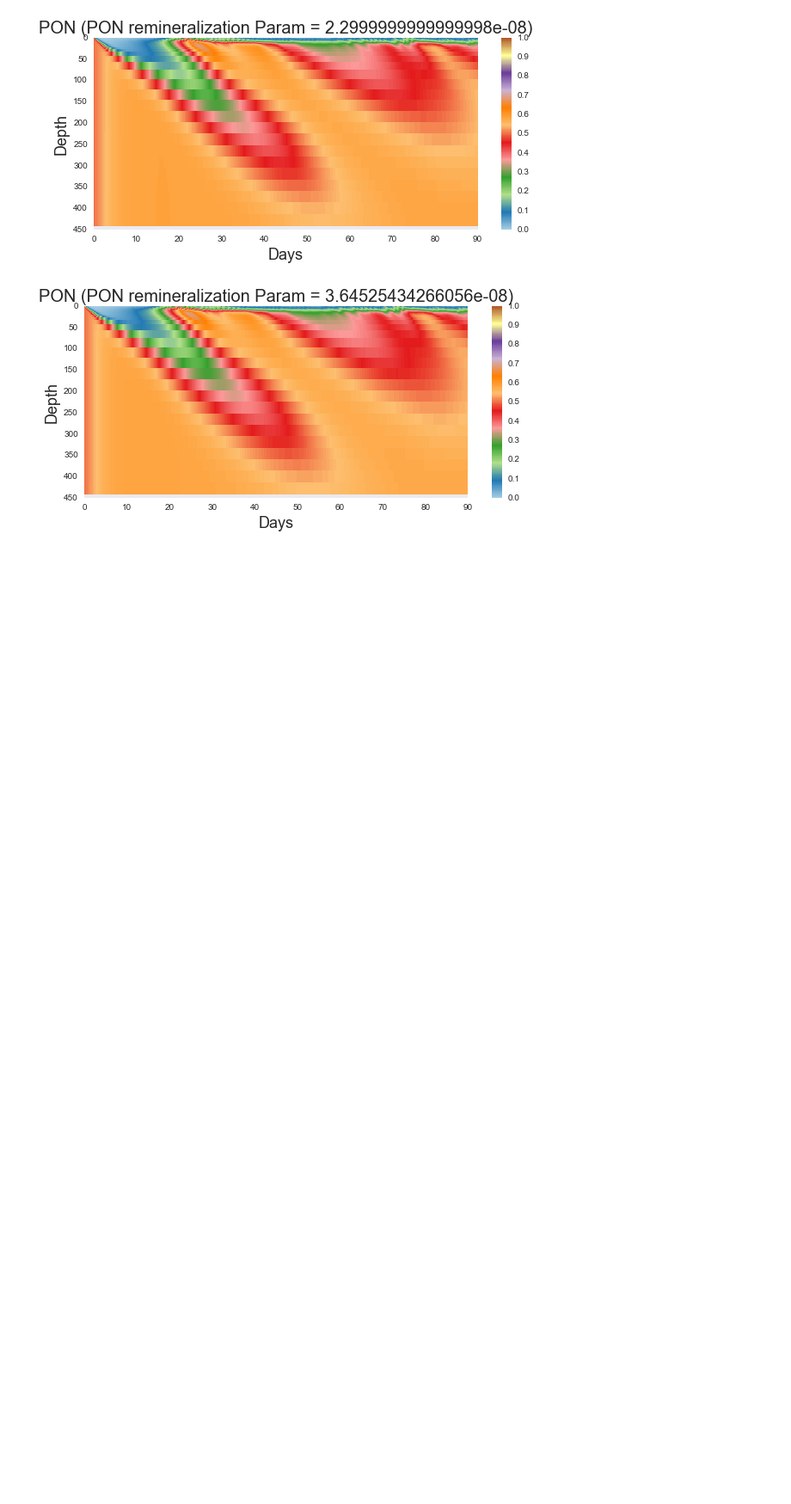
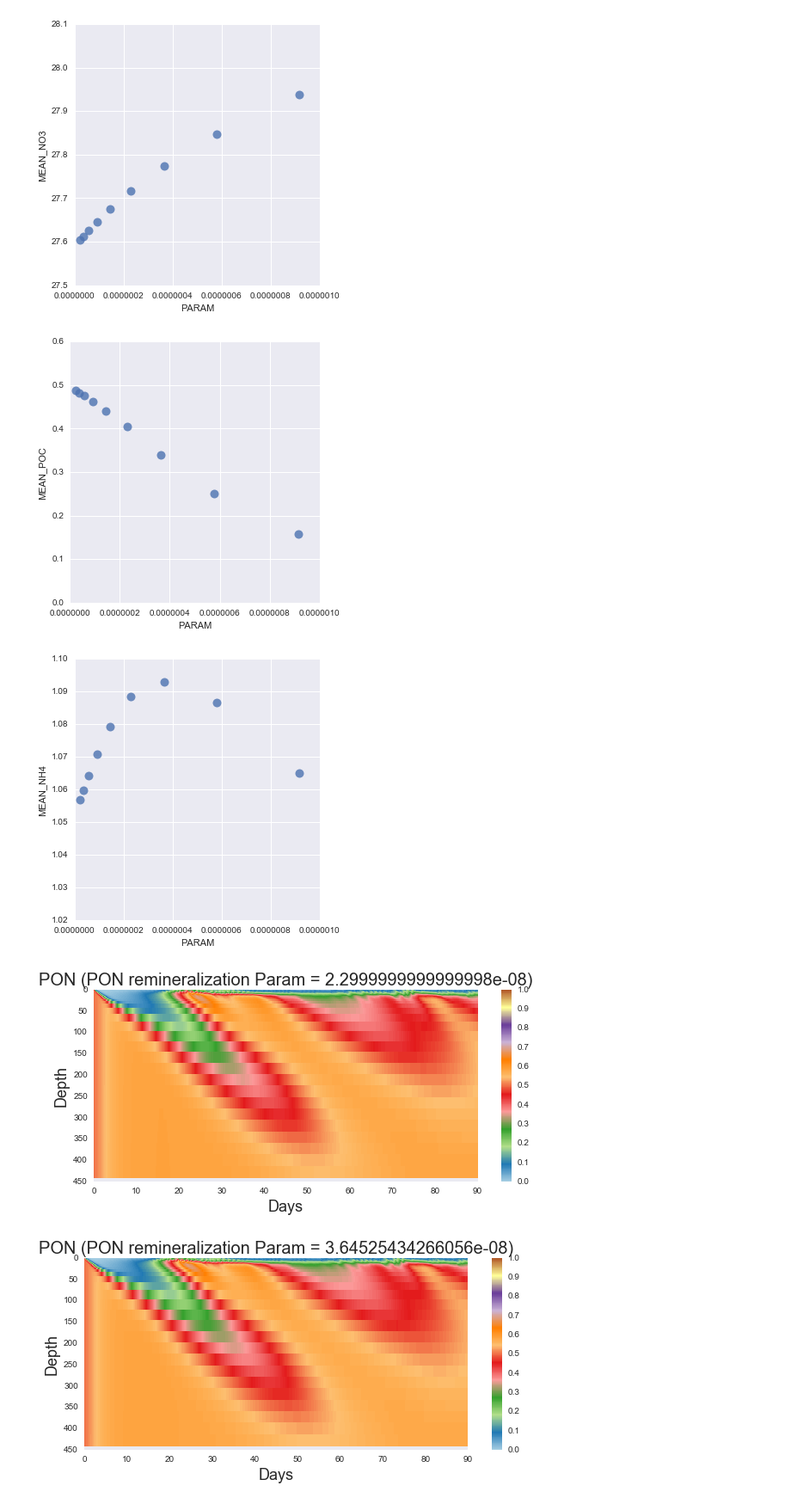
Before and after one commit to SalishSeaCast/analysis-james, a Jupyter notebook: notebooks/PON_remin.ipynb, the cells around one changed output. Shown at 86% size. Cells and saved outputs as stored; diff of their text form; code cells hidden in the pictures; blank space fills up the shorter version.

```diff
--- a/notebooks/PON_remin.ipynb
+++ b/notebooks/PON_remin.ipynb
@@ -14,6 +14,7 @@ plt.rcParams['image.cmap'] = 'Paired'
 # Parent directory for the results of this run
 group_results_directory = '/data/jpetrie/MEOPAR/SalishSea/results/remin_param_sweep_new_depth//'
 tracer_file = 'SS5x5_1h_20150201_20150501_ptrc_T.nc'
+mesh_mask_file = 'mesh_mask.nc'
 individual_directories = []
 param_vals = []
 for file in os.listdir(group_results_directory):
@@ -25,3 +26,18 @@ for file in os.listdir(group_results_directory):
 
 tracer_datasets = [xr.open_dataset(group_results_directory + '/' + file +'/' + tracer_file) for file in individual_directories]
 dataset_dict = dict(zip(param_vals, tracer_datasets))
+# %%
+depths = dataset_dict[param_vals[0]].deptht.values
+
+min_depth_index = np.argmax(depths > 150)
+max_depth_index = len(depths)
+
+#for param in param_vals:
+t = np.array([float(x) for x in dataset_dict[param_vals[0]].time_centered.values])
+days = (t[:] - t[0])/10**9/3600/24
+
+min_day_index = np.argmax(days > 30)
+max_day_index = len(days)
+# %%
+mesh_mask = xr.open_dataset(group_results_directory + individual_directories[0] + '/' + mesh_mask_file)
+grid_heights = np.array(mesh_mask['e3t_1d'][0])
@@ -27,0 +46,12 @@ dataset_dict = dict(zip(param_vals, tracer_datasets))
+# %%
+param_metrics = pd.DataFrame({'PARAM':param_vals})
+
+plot_tracers = ['NO3', 'POC', 'NH4']
+
+for param in param_vals:
+    for tracer in plot_tracers:
+        tracer_quantity_array = ((dataset_dict[param][tracer].values)*(grid_heights.reshape((1,40,1,1))))
+        total_tracer = tracer_quantity_array[min_day_index:max_day_index, min_depth_index:max_depth_index,:,:].sum()
+        mean_tracer = total_tracer/sum(grid_heights[min_depth_index:max_depth_index])/(max_day_index - min_day_index)/15
+        param_metrics.loc[(param_metrics['PARAM'] == param), "MEAN_"+tracer] = mean_tracer
+param_metrics
@@ -28,3 +70,11 @@ dataset_dict = dict(zip(param_vals, tracer_datasets))
+# %%
+for tracer in plot_tracers:
+    p = sns.lmplot('PARAM', 'MEAN_'+tracer,data=param_metrics,fit_reg=False, scatter_kws={"marker": "D",  "s": 100})
+    plt.xlim(0,1e-6)
+# %% [output]
+[figure, added]
+[figure, added]
+[figure, added]
 # %%
 # Plot depth/time/PON heatmap for each value of alpha
 keys = (list(dataset_dict.keys()))
```
Also changed, not shown: parts of 3 cells of this notebook, 4 other files.
